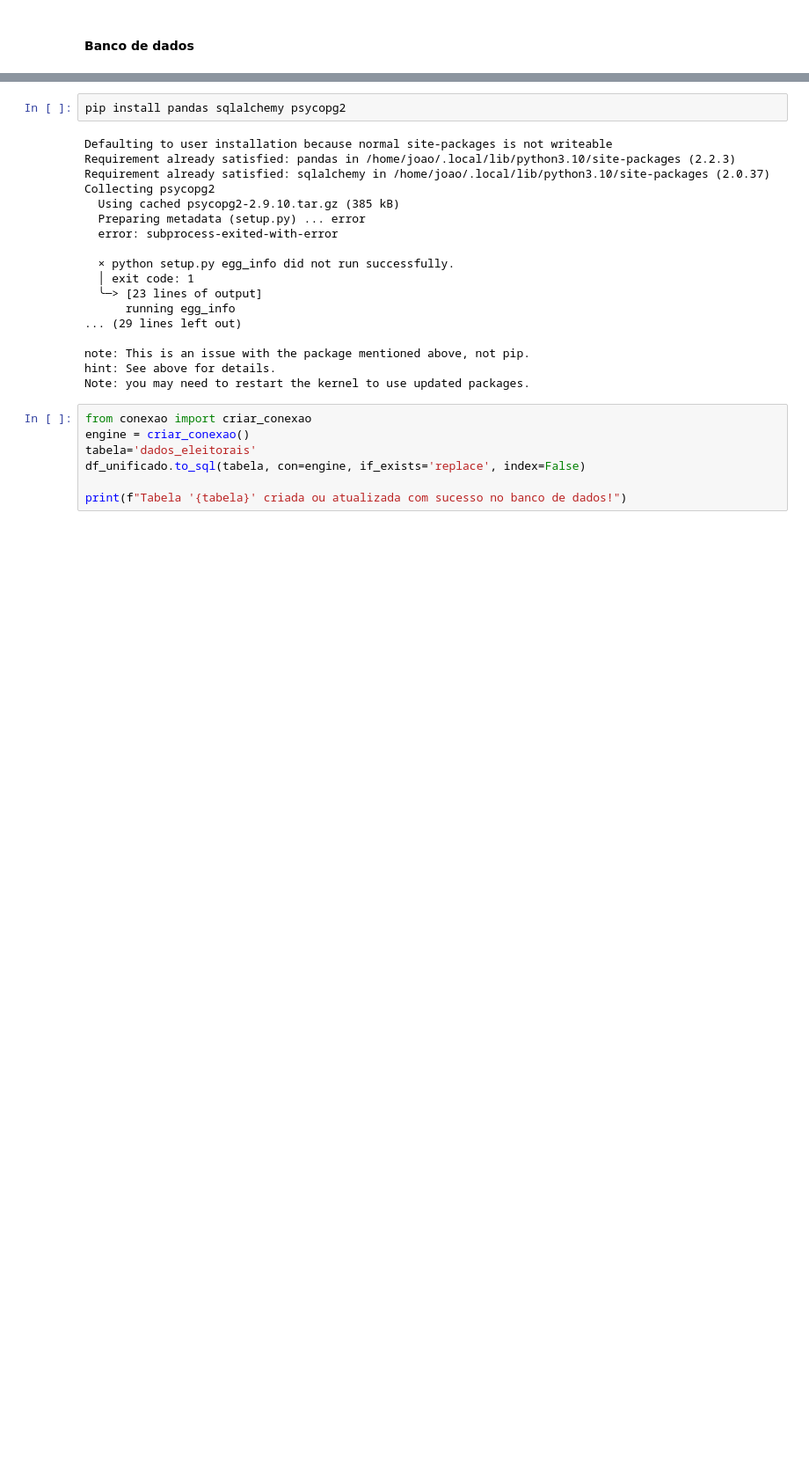
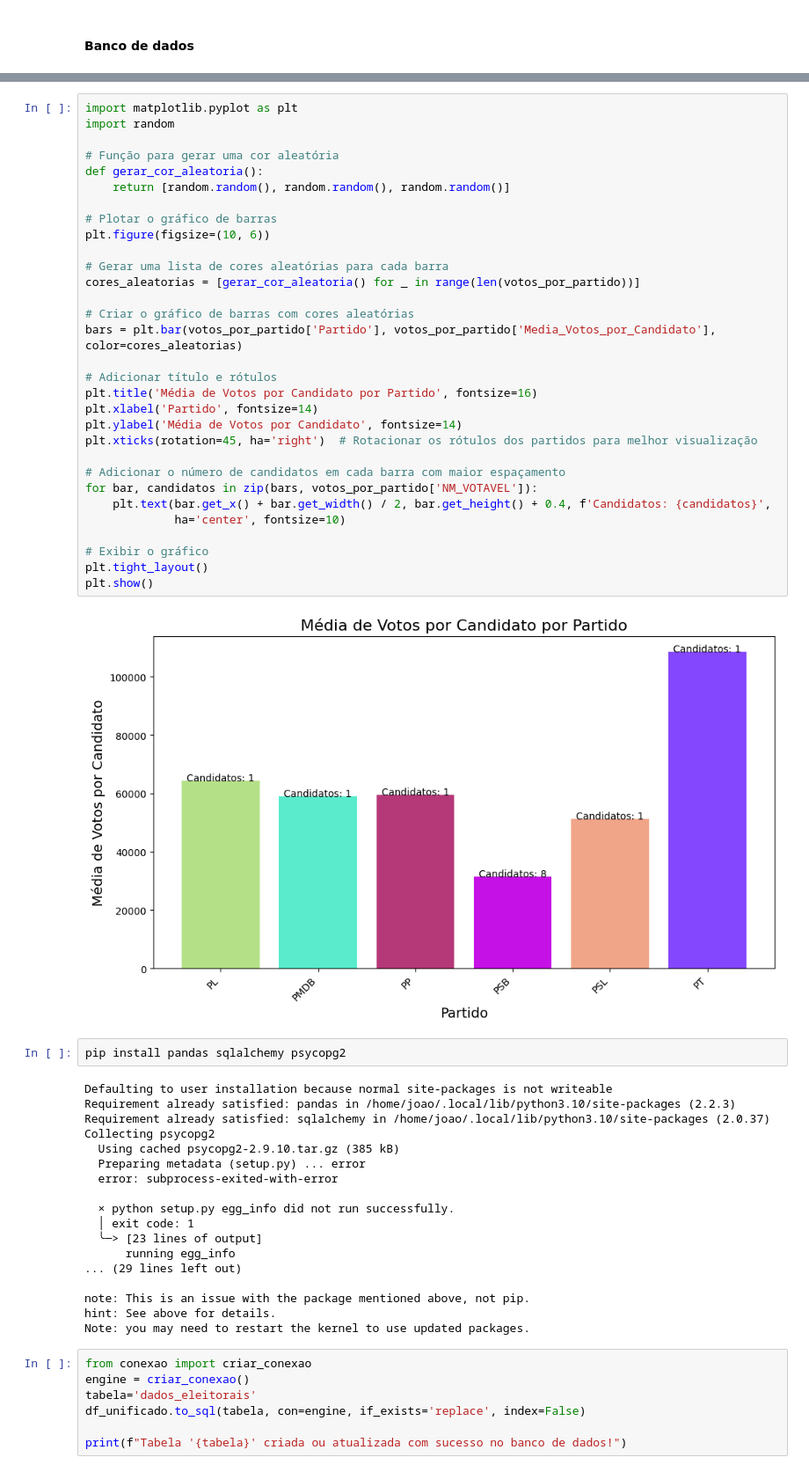
Before and after one commit to Adgmariz/dados_eleitorais_espacialiazados, a Jupyter notebook: dados_eleitorais.ipynb, the cells around one changed output, grey strips where cells are left out. Shown at 88% size. Saved outputs shown, nothing was run; the diff lists cells and outputs as text; blank space fills up the shorter version.

Commit message:
Dados por partido, Letra D

```diff
--- a/dados_eleitorais.ipynb
+++ b/dados_eleitorais.ipynb
@@ -413,3 +413,36 @@ plt.show()
+# %%
+import matplotlib.pyplot as plt
+import random
+
+# Função para gerar uma cor aleatória
+def gerar_cor_aleatoria():
+    return [random.random(), random.random(), random.random()]
+
+# Plotar o gráfico de barras
+plt.figure(figsize=(10, 6))
+
+# Gerar uma lista de cores aleatórias para cada barra
+cores_aleatorias = [gerar_cor_aleatoria() for _ in range(len(votos_por_partido))]
+
+# Criar o gráfico de barras com cores aleatórias
+bars = plt.bar(votos_por_partido['Partido'], votos_por_partido['Media_Votos_por_Candidato'], color=cores_aleatorias)
+
+# Adicionar título e rótulos
+plt.title('Média de Votos por Candidato por Partido', fontsize=16)
+plt.xlabel('Partido', fontsize=14)
+plt.ylabel('Média de Votos por Candidato', fontsize=14)
+plt.xticks(rotation=45, ha='right')  # Rotacionar os rótulos dos partidos para melhor visualização
+
+# Adicionar o número de candidatos em cada barra com maior espaçamento
+for bar, candidatos in zip(bars, votos_por_partido['NM_VOTAVEL']):
+    plt.text(bar.get_x() + bar.get_width() / 2, bar.get_height() + 0.4, f'Candidatos: {candidatos}',
+             ha='center', fontsize=10)
+
+# Exibir o gráfico
+plt.tight_layout()
+plt.show()
+# %% [output]
+[figure, added]
 # %%
 pip install pandas sqlalchemy psycopg2
 # %% [output]
```
Also changed, not shown: parts of 2 cells of this notebook.
